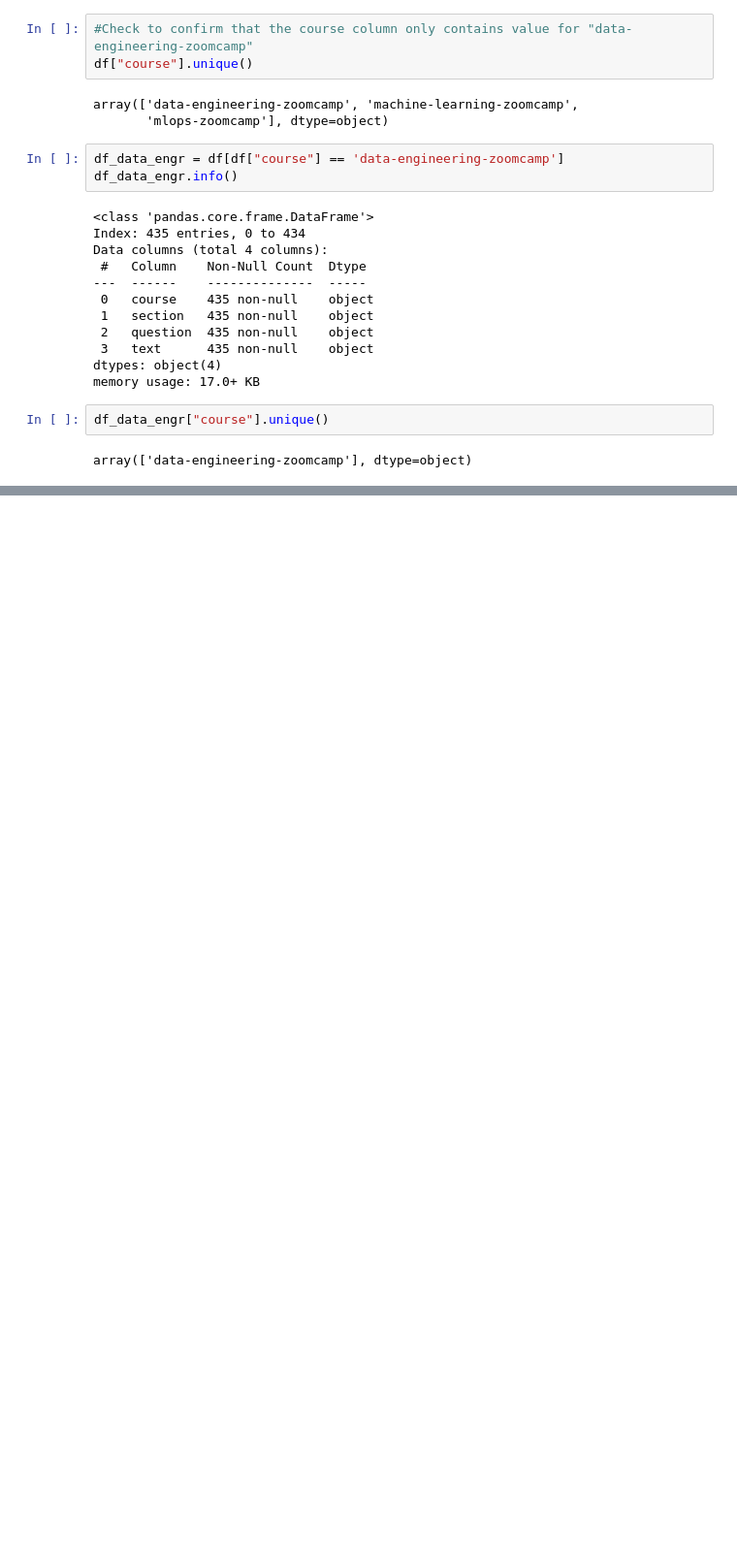
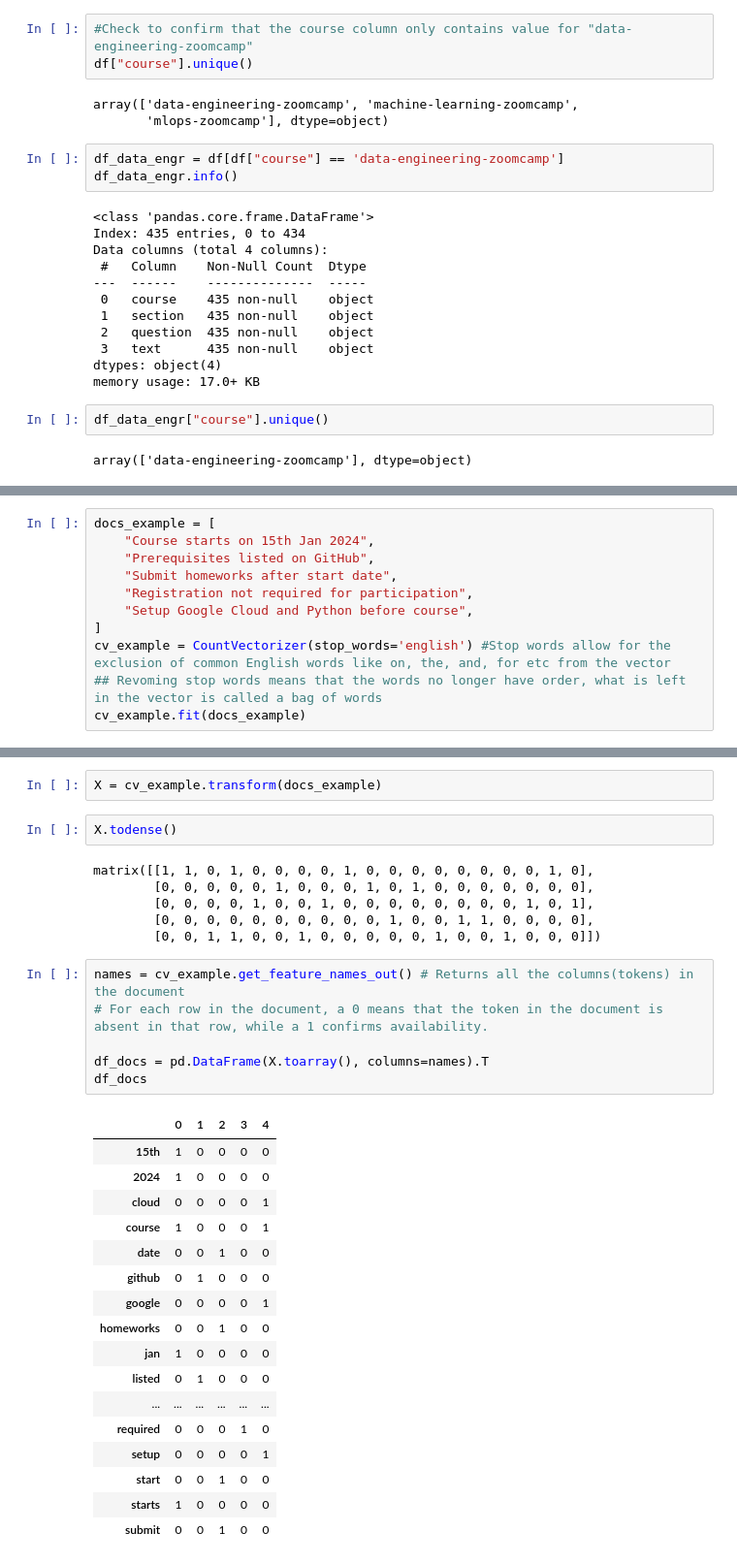
Before and after one commit to endiesworld/LLM-workSpace, a Jupyter notebook: intro/Search-Engine.ipynb, the cells around one changed output, grey strips where cells are left out. Shown at 97% size. Drawn from its saved outputs; the diff is of its cells as text; blank space fills up the shorter version.

```diff
--- a/intro/Search-Engine.ipynb
+++ b/intro/Search-Engine.ipynb
@@ -84,0 +118,11 @@ array(['data-engineering-zoomcamp'], dtype=object)
+# %%
+docs_example = [
+    "Course starts on 15th Jan 2024",
+    "Prerequisites listed on GitHub",
+    "Submit homeworks after start date",
+    "Registration not required for participation",
+    "Setup Google Cloud and Python before course",
+]
+cv_example = CountVectorizer(stop_words='english') #Stop words allow for the exclusion of common English words like on, the, and, for etc from the vector
+## Revoming stop words means that the words no longer have order, what is left in the vector is called a bag of words
+cv_example.fit(docs_example)
@@ -84,0 +149,34 @@ array(['data-engineering-zoomcamp'], dtype=object)
+# %%
+X = cv_example.transform(docs_example)
+# %%
+X.todense()
+# %% [output]
+matrix([[1, 1, 0, 1, 0, 0, 0, 0, 1, 0, 0, 0, 0, 0, 0, 0, 0, 1, 0],
+        [0, 0, 0, 0, 0, 1, 0, 0, 0, 1, 0, 1, 0, 0, 0, 0, 0, 0, 0],
+        [0, 0, 0, 0, 1, 0, 0, 1, 0, 0, 0, 0, 0, 0, 0, 0, 1, 0, 1],
+        [0, 0, 0, 0, 0, 0, 0, 0, 0, 0, 1, 0, 0, 1, 1, 0, 0, 0, 0],
+        [0, 0, 1, 1, 0, 0, 1, 0, 0, 0, 0, 0, 1, 0, 0, 1, 0, 0, 0]])
+# %%
+names = cv_example.get_feature_names_out() # Returns all the columns(tokens) in the document
+# For each row in the document, a 0 means that the token in the document is absent in that row, while a 1 confirms availability.
+
+df_docs = pd.DataFrame(X.toarray(), columns=names).T
+df_docs
+# %% [output]
+|  | 0 | 1 | 2 | 3 | 4 |
+| 15th | 1 | 0 | 0 | 0 | 0 |
+| 2024 | 1 | 0 | 0 | 0 | 0 |
+| cloud | 0 | 0 | 0 | 0 | 1 |
+| course | 1 | 0 | 0 | 0 | 1 |
+| date | 0 | 0 | 1 | 0 | 0 |
+| github | 0 | 1 | 0 | 0 | 0 |
+| google | 0 | 0 | 0 | 0 | 1 |
+| homeworks | 0 | 0 | 1 | 0 | 0 |
+| jan | 1 | 0 | 0 | 0 | 0 |
+| listed | 0 | 1 | 0 | 0 | 0 |
+| ... | ... | ... | ... | ... | ... |
+| required | 0 | 0 | 0 | 1 | 0 |
+| setup | 0 | 0 | 0 | 0 | 1 |
+| start | 0 | 0 | 1 | 0 | 0 |
+| starts | 1 | 0 | 0 | 0 | 0 |
+| submit | 0 | 0 | 1 | 0 | 0 |
```
Also changed, not shown: parts of 36 cells of this notebook.
